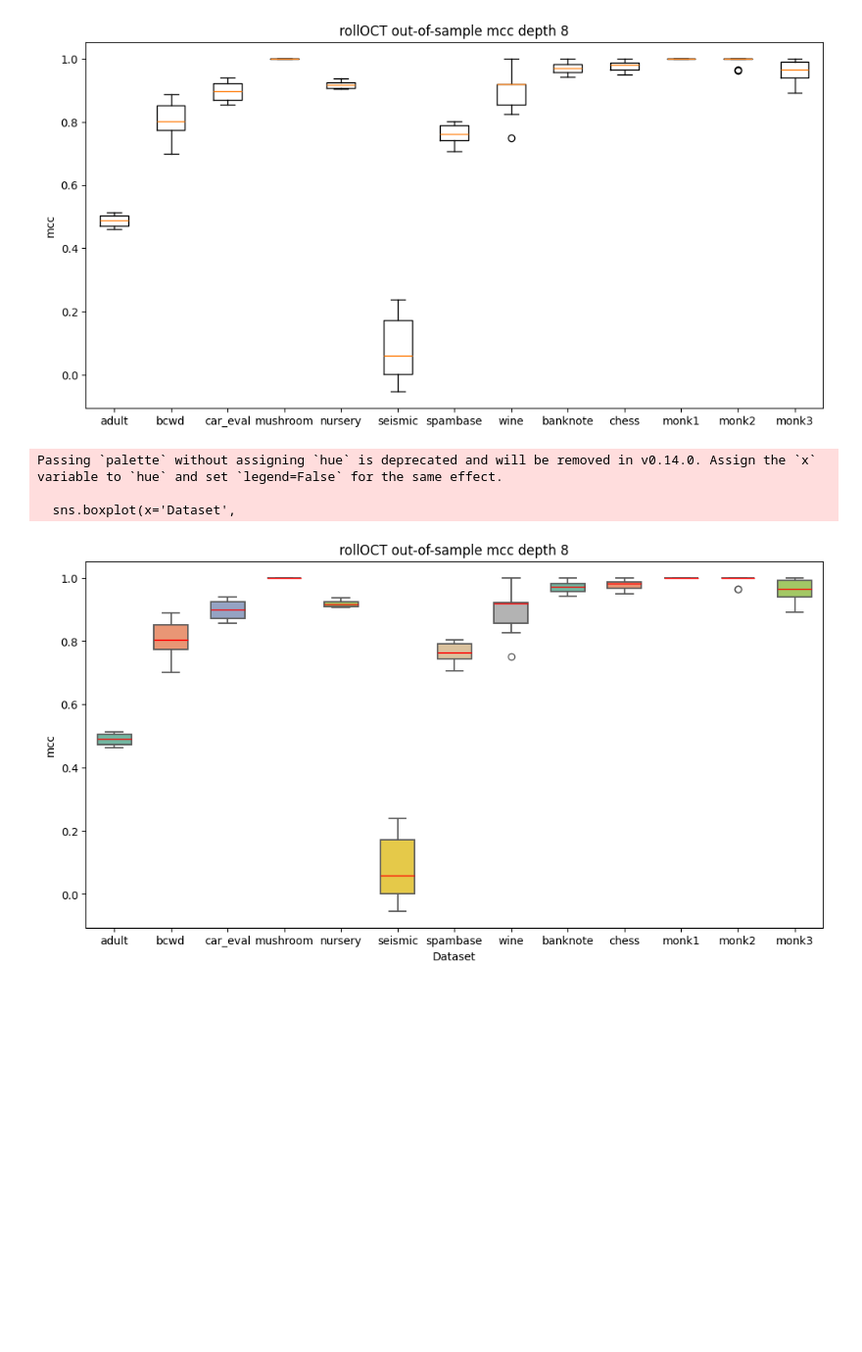
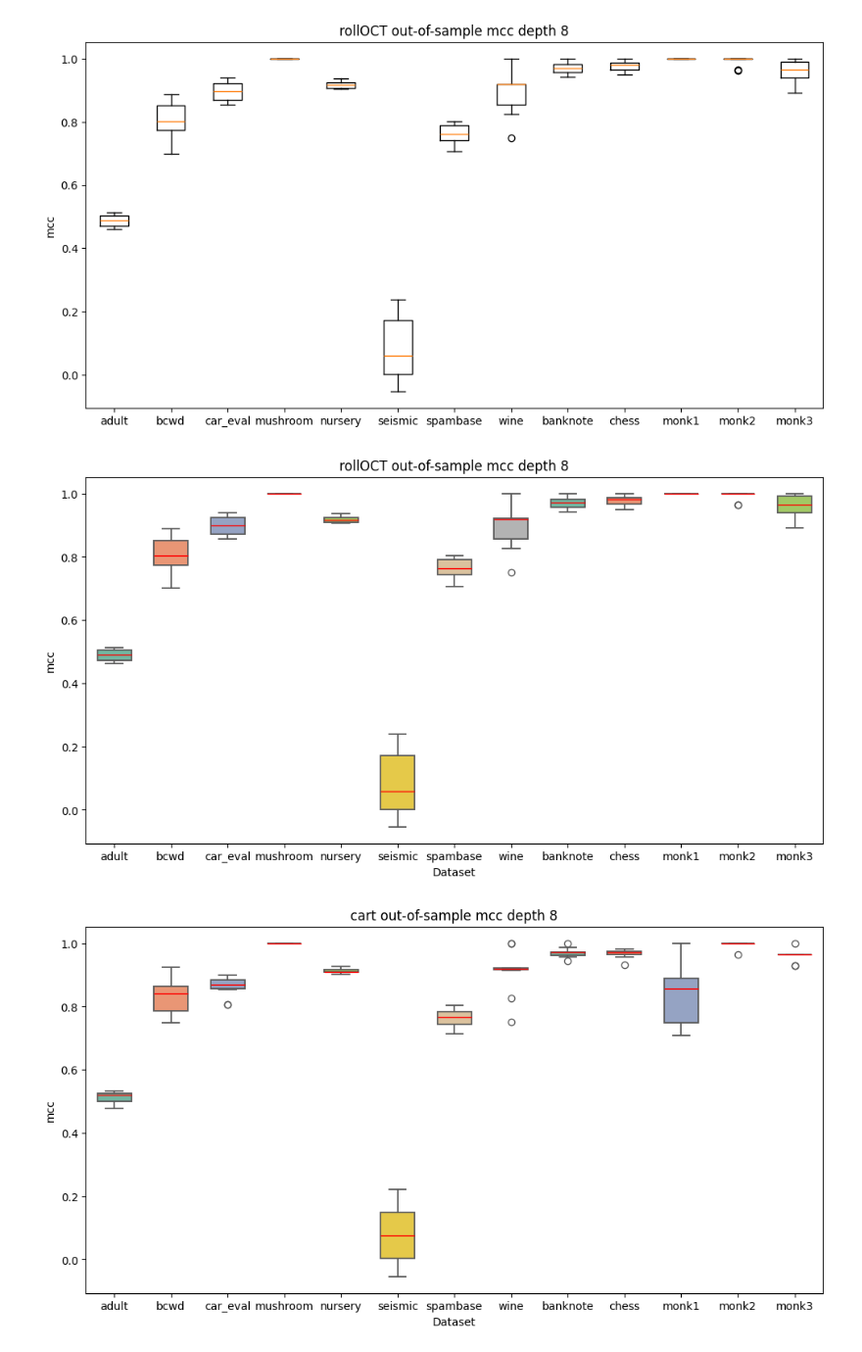
Before and after one commit to Morgall/LARF_BA, a Jupyter notebook: testing_juypter_notebooks/mcc_box.ipynb, the cells around one changed output. Shown at 98% size. Drawn from its saved outputs; the diff is of its cells as text; code cells hidden in the pictures; blank space fills up the shorter version.

```diff
--- a/testing_juypter_notebooks/mcc_box.ipynb
+++ b/testing_juypter_notebooks/mcc_box.ipynb
@@ -107,9 +107,6 @@ import seaborn as sns
 def figure_mcc_seaborne(list_names, max_tree_depth, depth, folds, cart = False, in_sample = False, alias_dict = dict()):
     mcc_dict = mcc_dict_all_data(list_names = list_names, max_tree_depth = max_tree_depth, depth = depth, folds = folds, cart = cart)
     df = pd.DataFrame()
-    n_list = []
-    for key in alias_dict:
-        n_list.append(alias_dict[key])
     if cart == False:
         method_name = 'rollOCT'
     else:
@@ -126,6 +123,8 @@ def figure_mcc_seaborne(list_names, max_tree_depth, depth, folds, cart = False,
     plt.figure(figsize=(12, 6))
     sns.boxplot(x='Dataset',
                 y='mcc',
+                hue = 'Dataset',
+                legend=False,
                 data=df_melted,
                 linewidth=1.3,       # thicker box lines
                 #notch=True,        # notched boxplot
@@ -159,27 +158,6 @@ figure_mcc_matplotlib(list_names, max_tree_depth = 8, depth=8, folds=10, cart =
 # %% [output]
 [figure]
 # %%
-list_names = ['adult', 'breast+cancer+wisconsin+diagnostic', 'car_evaluation', 'mushroom', 'nursery', 'seismic', 'spambase', 'wine', 'banknote+authentication', 'chess+king+rook+vs+king+pawn', 'monk1', 'monk2', 'monk3']
-
-alias_dict = {
-    'adult' : 'adult',
-    'breast+cancer+wisconsin+diagnostic' : 'bcwd',
-    'car_evaluation' : 'car_eval',
-    'mushroom' : 'mushroom',
-    'nursery' : 'nursery',
-    'seismic' : 'seismic',
-    'spambase' : 'spambase',
-    'wine' : 'wine',
-    'banknote+authentication' : 'banknote',
-    'chess+king+rook+vs+king+pawn' : 'chess',
-    'monk1' : 'monk1',
-    'monk2' : 'monk2',
-    'monk3' : 'monk3'
-}
-
 figure_mcc_seaborne(list_names, max_tree_depth = 8, depth=8, folds=10, cart = False, in_sample = False, alias_dict=alias_dict)
 # %% [output]
-Passing `palette` without assigning `hue` is deprecated and will be removed in v0.14.0. Assign the `x` variable to `hue` and set `legend=False` for the same effect.
-
-  sns.boxplot(x='Dataset',
 [figure]
@@ -185,0 +168,4 @@ Passing `palette` without assigning `hue` is deprecated and will be removed in v
+# %%
+figure_mcc_seaborne(list_names, max_tree_depth = 8, depth=8, folds=10, cart = True, in_sample = False, alias_dict=alias_dict)
+# %% [output]
+[figure, added]
```
Also changed, not shown: parts of 3 cells of this notebook, 5 other files.
